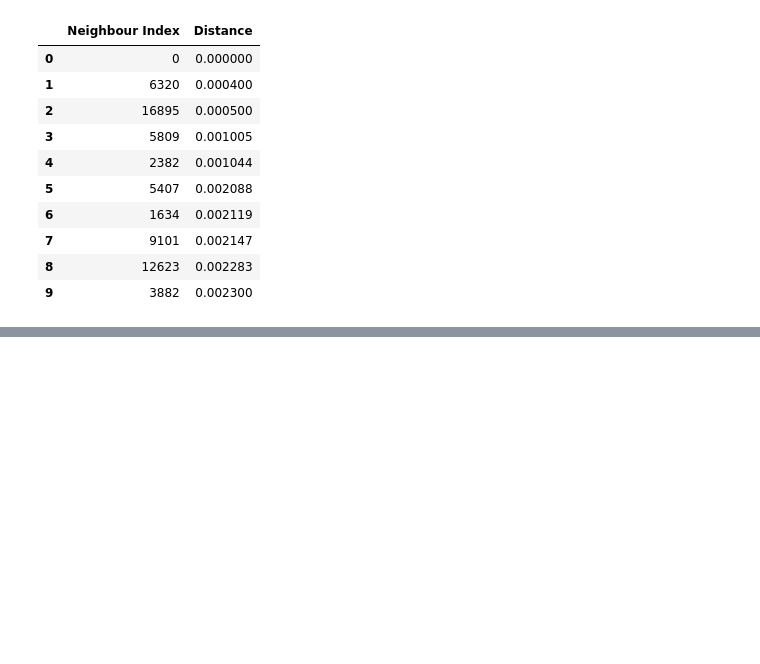
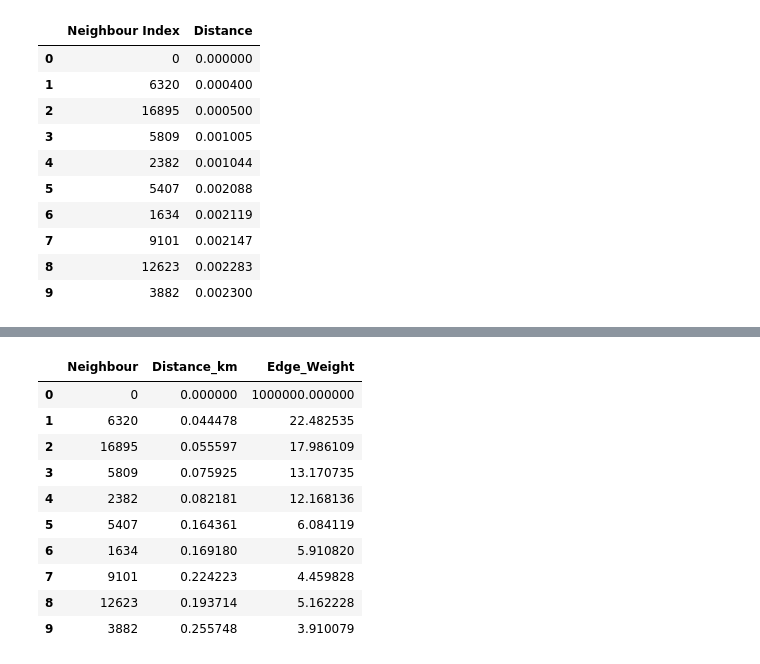
Before and after one commit to Hariharan0-h/GeoValNet, a Jupyter notebook: notebooks/04_knn_graph_build.ipynb, the cells around one changed output, grey strips where cells are left out. Saved outputs shown, nothing was run; the diff lists cells and outputs as text; code cells hidden in the pictures; blank space fills up the shorter version.

Commit message:
feat: add edge weight = inverse Haversine distance for downstream attention

```diff
--- a/notebooks/04_knn_graph_build.ipynb
+++ b/notebooks/04_knn_graph_build.ipynb
@@ -278,0 +309,15 @@ sample
+# %%
+weights = []
+
+for i in range(10):
+
+    d = haversine(
+        df.loc[0, "lat"],
+        df.loc[0, "long"],
+        df.loc[indices[0][i], "lat"],
+        df.loc[indices[0][i], "long"]
+    )
+
+    weights.append(inverse_distance(d))
+
+weights
@@ -278,0 +335,28 @@ sample
+# %%
+validation = pd.DataFrame({
+    "Neighbour": indices[0],
+    "Distance_km": [
+        haversine(
+            df.loc[0, "lat"],
+            df.loc[0, "long"],
+            df.loc[idx, "lat"],
+            df.loc[idx, "long"]
+        )
+        for idx in indices[0]
+    ],
+    "Edge_Weight": weights
+})
+
+validation
+# %% [output]
+|  | Neighbour | Distance_km | Edge_Weight |
+| 0 | 0 | 0.000000 | 1000000.000000 |
+| 1 | 6320 | 0.044478 | 22.482535 |
+| 2 | 16895 | 0.055597 | 17.986109 |
+| 3 | 5809 | 0.075925 | 13.170735 |
+| 4 | 2382 | 0.082181 | 12.168136 |
+| 5 | 5407 | 0.164361 | 6.084119 |
+| 6 | 1634 | 0.169180 | 5.910820 |
+| 7 | 9101 | 0.224223 | 4.459828 |
+| 8 | 12623 | 0.193714 | 5.162228 |
+| 9 | 3882 | 0.255748 | 3.910079 |
```
Also changed, not shown: parts of 4 cells of this notebook, 1 other file.
